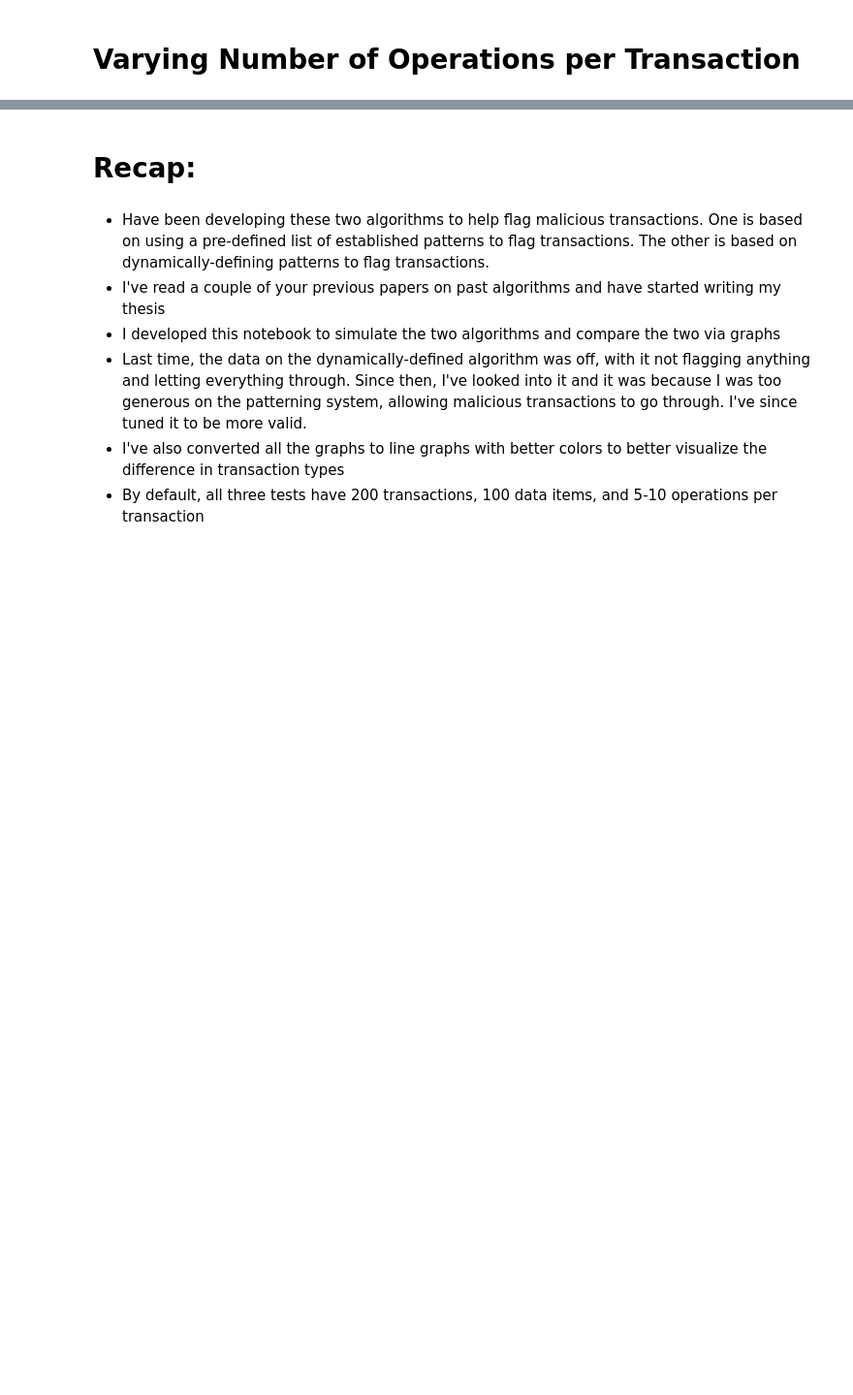
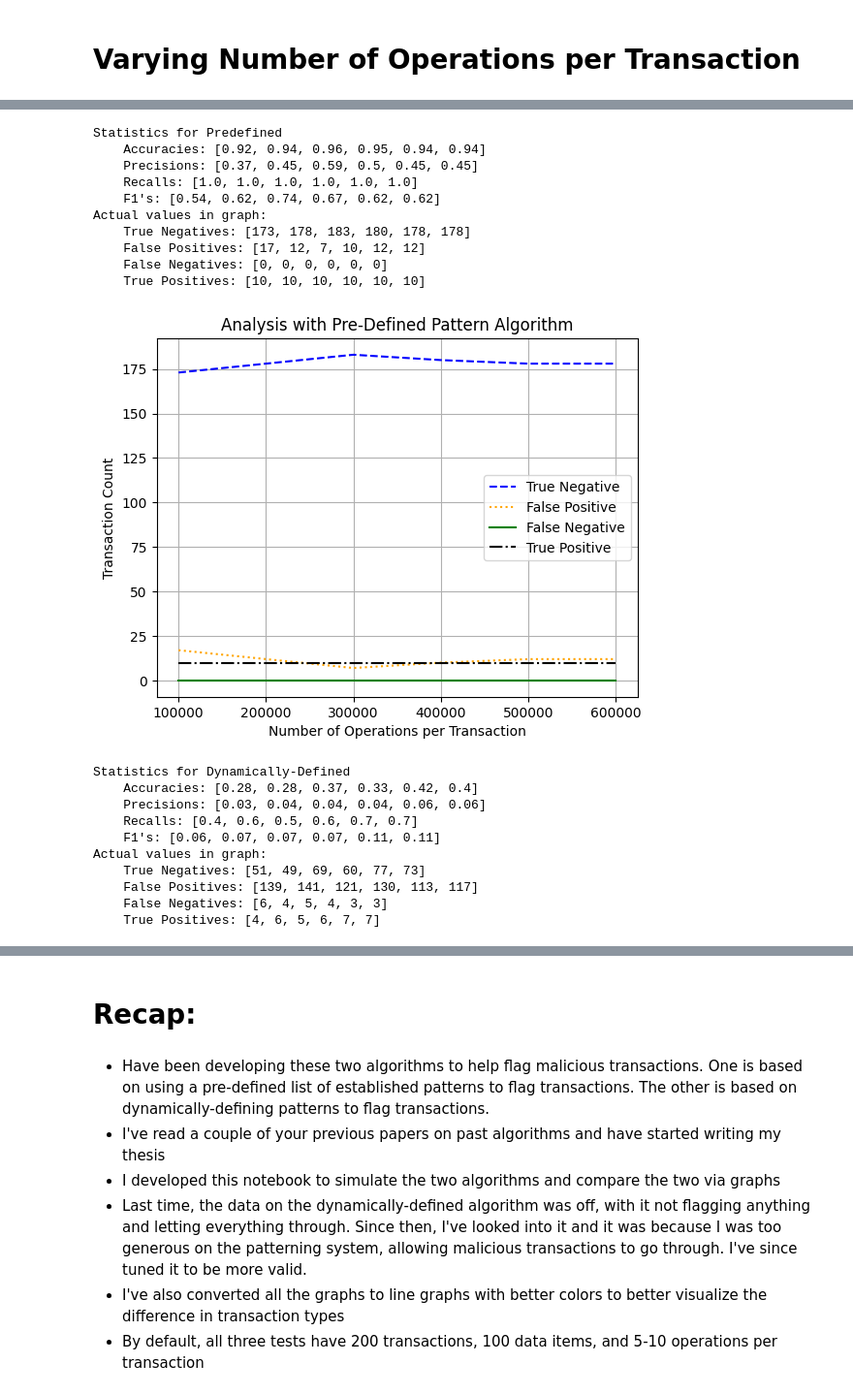
Before and after one commit to phamofanthony/Thesis-Code, a Jupyter notebook: algorithm_analysis.ipynb, the cells around one changed output, grey strips where cells are left out. Shown at 97% size. Saved outputs shown, nothing was run; the diff lists cells and outputs as text; code cells hidden in the pictures; blank space fills up the shorter version.

Commit message:
Looks good

```diff
--- a/algorithm_analysis.ipynb
+++ b/algorithm_analysis.ipynb
@@ -600,0 +734,64 @@ Actual values in graph:
+# %%
+#graph the data
+
+df = pd.DataFrame(dict(
+    True_Negative = predefined_good_nonflagged,
+    False_Positive = predefined_good_flagged,
+    False_Negative = predefined_bad_nonflagged,
+    True_Positive = predefined_bad_flagged))
+
+print("Statistics for Predefined")
+print(f"    Accuracies: {predefined_accuracies}")
+print(f"    Precisions: {predefined_precisions}")
+print(f"    Recalls: {predefined_recalls}")
+print(f"    F1's: {predefined_F1s}")
+print("Actual values in graph:")
+print(f"    True Negatives: {predefined_good_nonflagged}")
+print(f"    False Positives: {predefined_good_flagged}")
+print(f"    False Negatives: {predefined_bad_nonflagged}")
+print(f"    True Positives: {predefined_bad_flagged}")
+
+draw_graph(x_axis_values, df, x_label='Number of Operations per Transaction', y_label='Transaction Count', title='Analysis with Pre-Defined Pattern Algorithm')
+
+#graph the data for no pre-defined patterns
+
+df = pd.DataFrame(dict(
+    True_Negative = defined_good_nonflagged,
+    False_Positive = defined_good_flagged,
+    False_Negative = defined_bad_nonflagged,
+    True_Positive = defined_bad_flagged))
+
+print("Statistics for Dynamically-Defined")
+print(f"    Accuracies: {defined_accuracies}")
+print(f"    Precisions: {defined_precisions}")
+print(f"    Recalls: {defined_recalls}")
+print(f"    F1's: {defined_F1s}")
+print("Actual values in graph:")
+print(f"    True Negatives: {defined_good_nonflagged}")
+print(f"    False Positives: {defined_good_flagged}")
+print(f"    False Negatives: {defined_bad_nonflagged}")
+print(f"    True Positives: {defined_bad_flagged}")
+
+draw_graph(x_axis_values, df, x_label='Number of Operations per Transaction', y_label='Transaction Count', title='Analysis with Dynamically-Defined Pattern Algorithm')
+# %% [output]
+Statistics for Predefined
+    Accuracies: [0.92, 0.94, 0.96, 0.95, 0.94, 0.94]
+    Precisions: [0.37, 0.45, 0.59, 0.5, 0.45, 0.45]
+    Recalls: [1.0, 1.0, 1.0, 1.0, 1.0, 1.0]
+    F1's: [0.54, 0.62, 0.74, 0.67, 0.62, 0.62]
+Actual values in graph:
+    True Negatives: [173, 178, 183, 180, 178, 178]
+    False Positives: [17, 12, 7, 10, 12, 12]
+    False Negatives: [0, 0, 0, 0, 0, 0]
+    True Positives: [10, 10, 10, 10, 10, 10]
+[figure, added]
+Statistics for Dynamically-Defined
+    Accuracies: [0.28, 0.28, 0.37, 0.33, 0.42, 0.4]
+    Precisions: [0.03, 0.04, 0.04, 0.04, 0.06, 0.06]
+    Recalls: [0.4, 0.6, 0.5, 0.6, 0.7, 0.7]
+    F1's: [0.06, 0.07, 0.07, 0.07, 0.11, 0.11]
+Actual values in graph:
+    True Negatives: [51, 49, 69, 60, 77, 73]
+    False Positives: [139, 141, 121, 130, 113, 117]
+    False Negatives: [6, 4, 5, 4, 3, 3]
+    True Positives: [4, 6, 5, 6, 7, 7]
```
Also changed, not shown: parts of 9 cells of this notebook, 1 other file.
